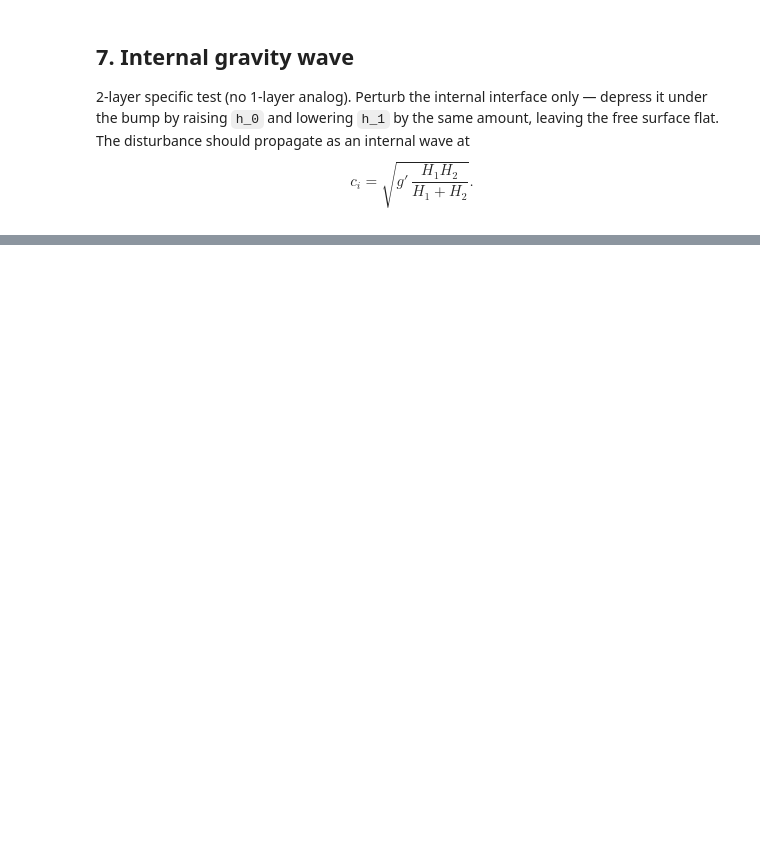
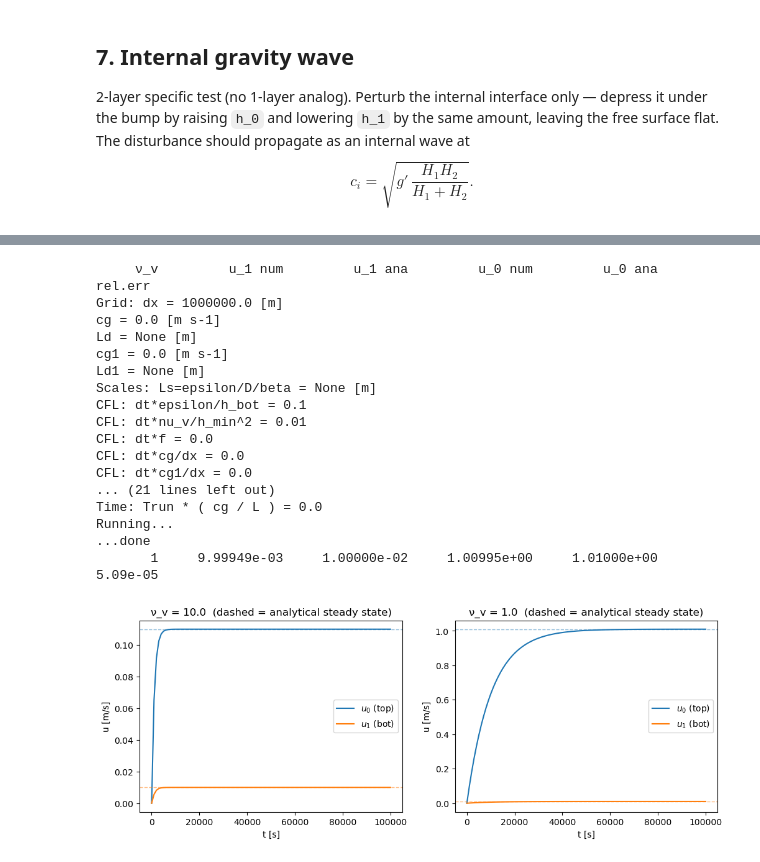
Before and after one commit to ThomasLi0314/OSSWEM_Thomas, a Jupyter notebook: 2-layer-tests.ipynb, the cells around one changed output, grey strips where cells are left out. Cells and saved outputs as stored; diff of their text form; code cells hidden in the pictures; blank space fills up the shorter version.

```diff
--- a/2-layer-tests.ipynb
+++ b/2-layer-tests.ipynb
@@ -219,0 +553,44 @@ ax[1].legend(loc='upper right', fontsize=8);
+# %%
+H = 100.0
+eps = 1.0
+tau_x = 0.01
+dt = 10.0
+nsteps_total = 10000   # = 1e5 s
+
+fig, axs = plt.subplots(1, 2, figsize=(12, 4))
+print(f'{"ν_v":>8s}  {"u_1 num":>14s}  {"u_1 ana":>14s}  {"u_0 num":>14s}  {"u_0 ana":>14s}  {"rel.err":>10s}')
+for ax, nu_v in zip(axs, [10.0, 1.0]):
+    M = SSWEM(1, [0., 0.], [H, H], 1.e6, 0., 0., eps, 0., nu_v=nu_v)
+    M.taux = M.taux * 0. + tau_x   # uniform wind on top layer
+    u, v, h, time = M.run(dt, 100, nsteps_total // 100)
+    u1_ss = tau_x / eps
+    u0_ss = u1_ss + tau_x * H / nu_v   # since (h_0+h_1)/2 = H
+    u0_num = float(u[-1, 0, 0, 0]); u1_num = float(u[-1, 1, 0, 0])
+    rel = max(abs(u0_num - u0_ss) / abs(u0_ss), abs(u1_num - u1_ss) / abs(u1_ss))
+    print(f'{nu_v:8.2g}  {u1_num:14.5e}  {u1_ss:14.5e}  {u0_num:14.5e}  {u0_ss:14.5e}  {rel:10.2e}')
+    ax.plot(time, u[:, 0, 0, 0], label=r'$u_0$ (top)')
+    ax.plot(time, u[:, 1, 0, 0], label=r'$u_1$ (bot)')
+    ax.axhline(u0_ss, color='C0', ls='--', alpha=0.5, lw=1)
+    ax.axhline(u1_ss, color='C1', ls='--', alpha=0.5, lw=1)
+    ax.set_xlabel('t [s]'); ax.set_ylabel('u [m/s]')
+    ax.set_title(f'ν_v = {nu_v}  (dashed = analytical steady state)')
+    ax.legend()
+# %% [output]
+     ν_v         u_1 num         u_1 ana         u_0 num         u_0 ana     rel.err
+Grid: dx = 1000000.0 [m]
+cg = 0.0 [m s-1]
+Ld = None [m]
+cg1 = 0.0 [m s-1]
+Ld1 = None [m]
+Scales: Ls=epsilon/D/beta = None [m]
+CFL: dt*epsilon/h_bot = 0.1
+CFL: dt*nu_v/h_min^2 = 0.01
+CFL: dt*f = 0.0
+CFL: dt*cg/dx = 0.0
+CFL: dt*cg1/dx = 0.0
+... (21 lines left out)
+Time: Trun * ( cg / L ) = 0.0
+Running...
+...done
+       1     9.99949e-03     1.00000e-02     1.00995e+00     1.01000e+00    5.09e-05
+[figure, added]
```
Also changed, not shown: parts of 15 cells of this notebook.
